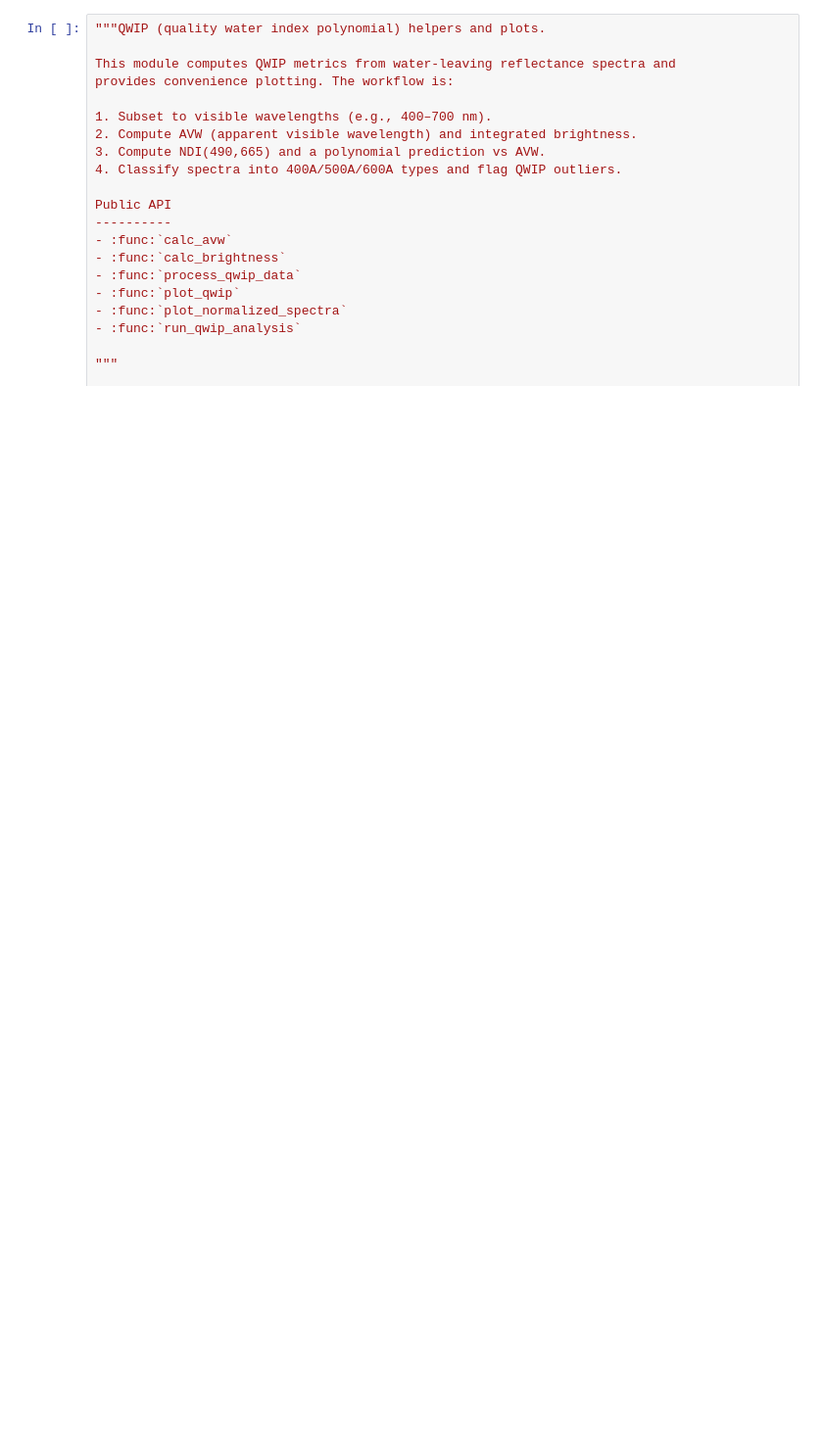
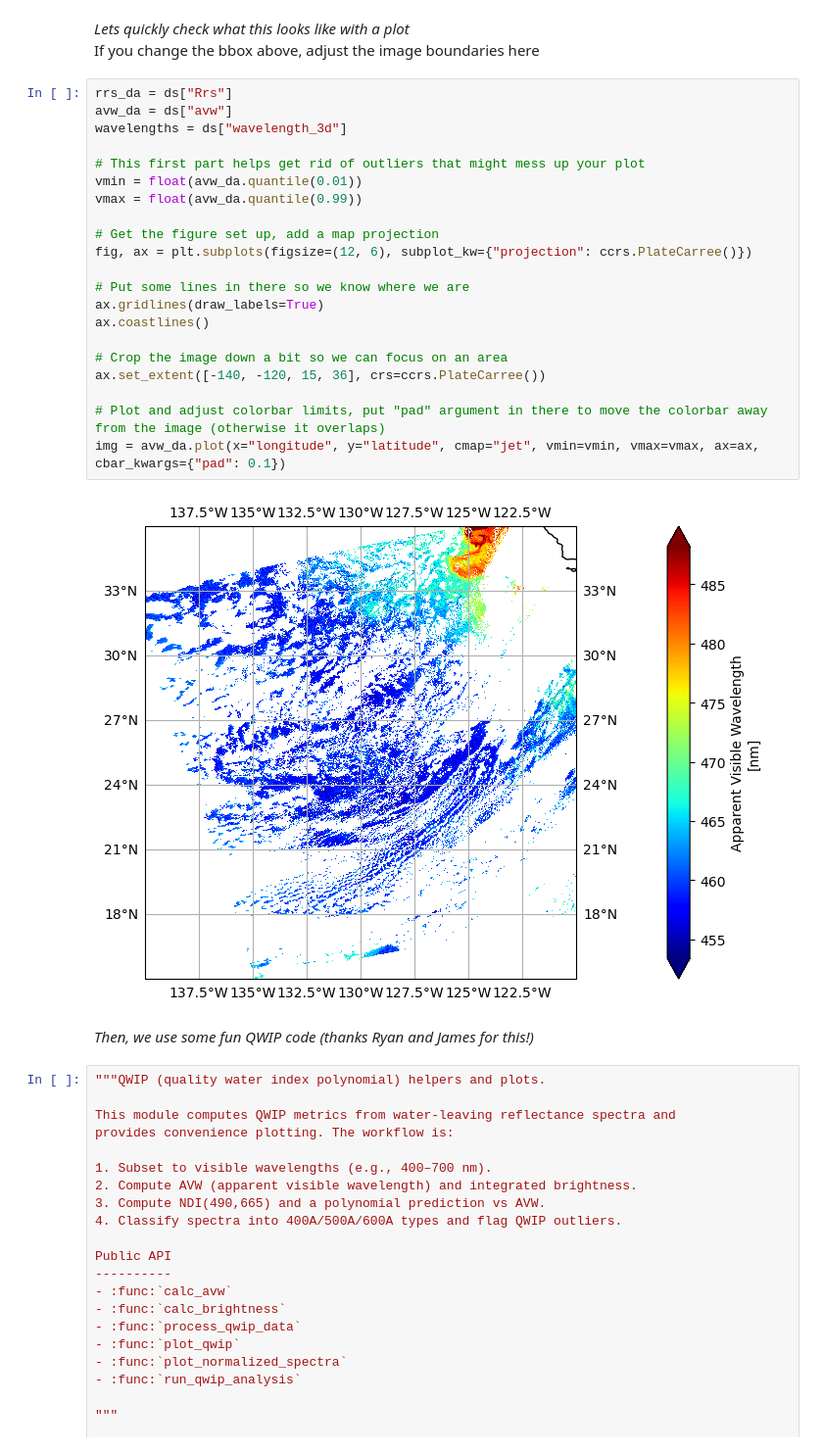
Before and after one commit to fish-pace/2026-proj-kelp-west, a Jupyter notebook: contributor_folders/tena/tena.ipynb, the cells around one changed output. Shown at 98% size. Drawn from its saved outputs; the diff is of its cells as text; blank space fills up the shorter version.

Commit message:
updated code for kelp color analysis

```diff
--- a/contributor_folders/tena/tena.ipynb
+++ b/contributor_folders/tena/tena.ipynb
@@ -1,3 +54,31 @@
+# %% [markdown]
+*Lets quickly check what this looks like with a plot*
+If you change the bbox above, adjust the image boundaries here
+# %%
+rrs_da = ds["Rrs"]
+avw_da = ds["avw"]
+wavelengths = ds["wavelength_3d"]
+
+# This first part helps get rid of outliers that might mess up your plot
+vmin = float(avw_da.quantile(0.01))
+vmax = float(avw_da.quantile(0.99))
+
+# Get the figure set up, add a map projection
+fig, ax = plt.subplots(figsize=(12, 6), subplot_kw={"projection": ccrs.PlateCarree()})
+
+# Put some lines in there so we know where we are
+ax.gridlines(draw_labels=True)
+ax.coastlines()
+
+# Crop the image down a bit so we can focus on an area
+ax.set_extent([-140, -120, 15, 36], crs=ccrs.PlateCarree())
+
+# Plot and adjust colorbar limits, put "pad" argument in there to move the colorbar away from the image (otherwise it overlaps)
+img = avw_da.plot(x="longitude", y="latitude", cmap="jet", vmin=vmin, vmax=vmax, ax=ax, cbar_kwargs={"pad": 0.1})
+# %% [output]
+[figure, added]
+# %% [markdown]
+*Then, we use some fun QWIP code (thanks Ryan and James for this!)*
 # %%
 """QWIP (quality water index polynomial) helpers and plots.
 
```
Also changed, not shown: parts of 15 cells of this notebook.
